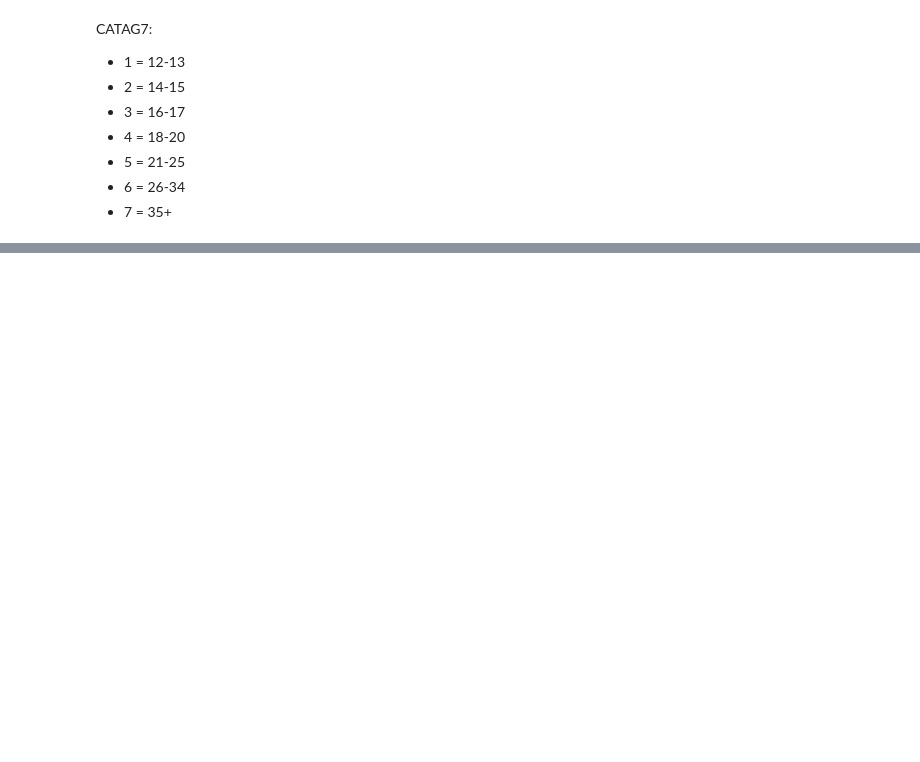
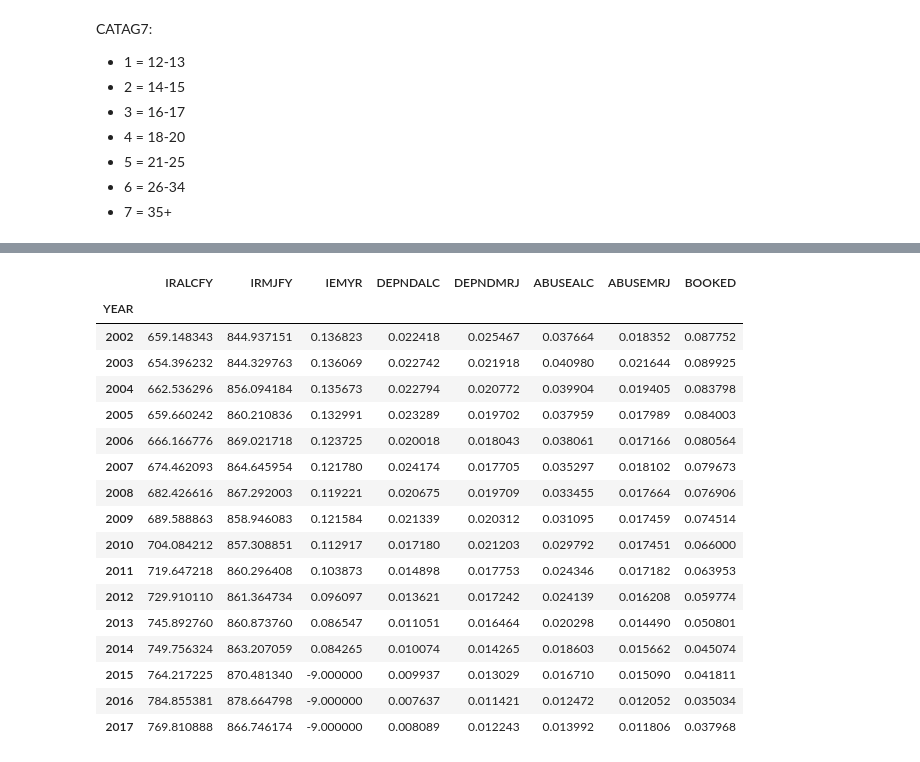
Before and after one commit to displaced-lobster/BDC2019, a Jupyter notebook: NSDUH.ipynb, the cells around one changed output, grey strips where cells are left out. Cells and saved outputs as stored; diff of their text form; code cells hidden in the pictures; blank space fills up the shorter version.

```diff
--- a/NSDUH.ipynb
+++ b/NSDUH.ipynb
@@ -675,0 +702,4 @@ reduce_file_size('./datasets/nsduh/NSDUH_2002_2017_Tab.tsv', './datasets/nsduh/b
+# %%
+booked[booked['BOOKED'] == 2] = 0
+booked[booked['BOOKED'] == 3] = 1
+booked[booked['BOOKED'] >= 85] = 0
@@ -675,0 +752,22 @@ reduce_file_size('./datasets/nsduh/NSDUH_2002_2017_Tab.tsv', './datasets/nsduh/b
+# %%
+df_youth_yr = df_youth.groupby('YEAR').mean()
+df_youth_yr
+# %% [output]
+|  | IRALCFY | IRMJFY | IEMYR | DEPNDALC | DEPNDMRJ | ABUSEALC | ABUSEMRJ | BOOKED |
+| YEAR |  |  |  |  |  |  |  |  |
+| 2002 | 659.148343 | 844.937151 | 0.136823 | 0.022418 | 0.025467 | 0.037664 | 0.018352 | 0.087752 |
+| 2003 | 654.396232 | 844.329763 | 0.136069 | 0.022742 | 0.021918 | 0.040980 | 0.021644 | 0.089925 |
+| 2004 | 662.536296 | 856.094184 | 0.135673 | 0.022794 | 0.020772 | 0.039904 | 0.019405 | 0.083798 |
+| 2005 | 659.660242 | 860.210836 | 0.132991 | 0.023289 | 0.019702 | 0.037959 | 0.017989 | 0.084003 |
+| 2006 | 666.166776 | 869.021718 | 0.123725 | 0.020018 | 0.018043 | 0.038061 | 0.017166 | 0.080564 |
+| 2007 | 674.462093 | 864.645954 | 0.121780 | 0.024174 | 0.017705 | 0.035297 | 0.018102 | 0.079673 |
+| 2008 | 682.426616 | 867.292003 | 0.119221 | 0.020675 | 0.019709 | 0.033455 | 0.017664 | 0.076906 |
+| 2009 | 689.588863 | 858.946083 | 0.121584 | 0.021339 | 0.020312 | 0.031095 | 0.017459 | 0.074514 |
+| 2010 | 704.084212 | 857.308851 | 0.112917 | 0.017180 | 0.021203 | 0.029792 | 0.017451 | 0.066000 |
+| 2011 | 719.647218 | 860.296408 | 0.103873 | 0.014898 | 0.017753 | 0.024346 | 0.017182 | 0.063953 |
+| 2012 | 729.910110 | 861.364734 | 0.096097 | 0.013621 | 0.017242 | 0.024139 | 0.016208 | 0.059774 |
+| 2013 | 745.892760 | 860.873760 | 0.086547 | 0.011051 | 0.016464 | 0.020298 | 0.014490 | 0.050801 |
+| 2014 | 749.756324 | 863.207059 | 0.084265 | 0.010074 | 0.014265 | 0.018603 | 0.015662 | 0.045074 |
+| 2015 | 764.217225 | 870.481340 | -9.000000 | 0.009937 | 0.013029 | 0.016710 | 0.015090 | 0.041811 |
+| 2016 | 784.855381 | 878.664798 | -9.000000 | 0.007637 | 0.011421 | 0.012472 | 0.012052 | 0.035034 |
+| 2017 | 769.810888 | 866.746174 | -9.000000 | 0.008089 | 0.012243 | 0.013992 | 0.011806 | 0.037968 |
```
Also changed, not shown: parts of 15 cells of this notebook, 13 other files.
